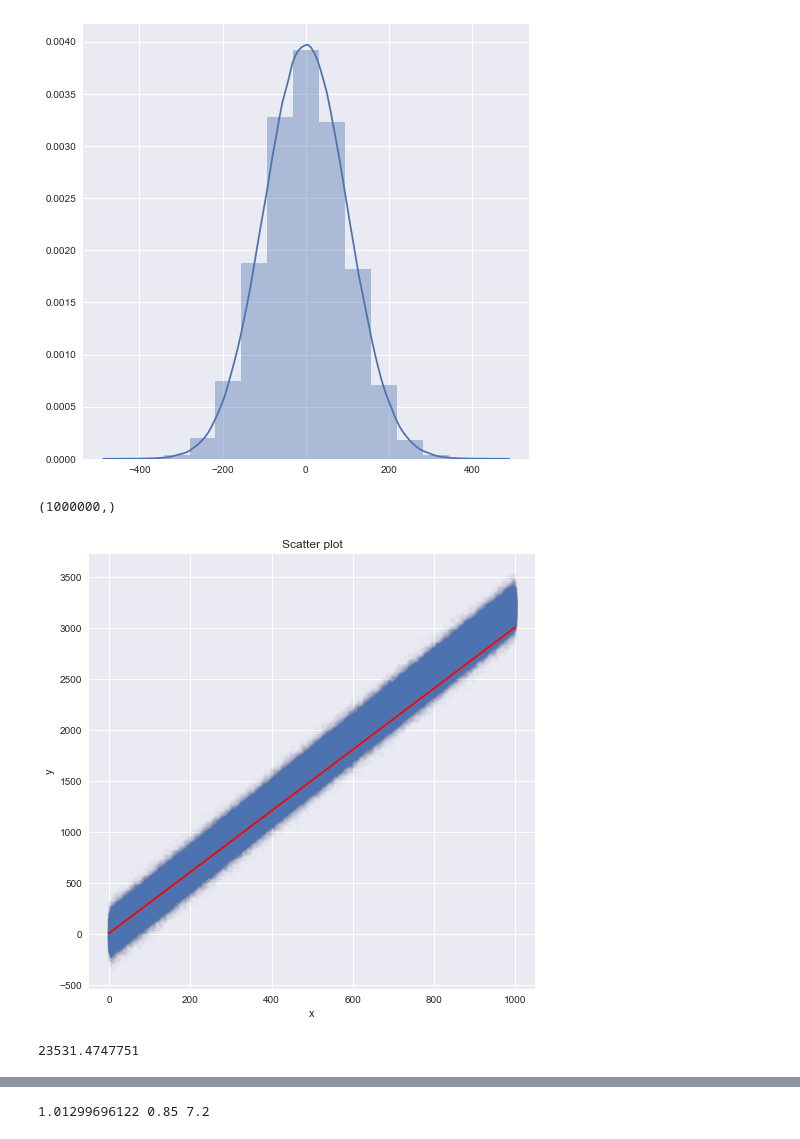
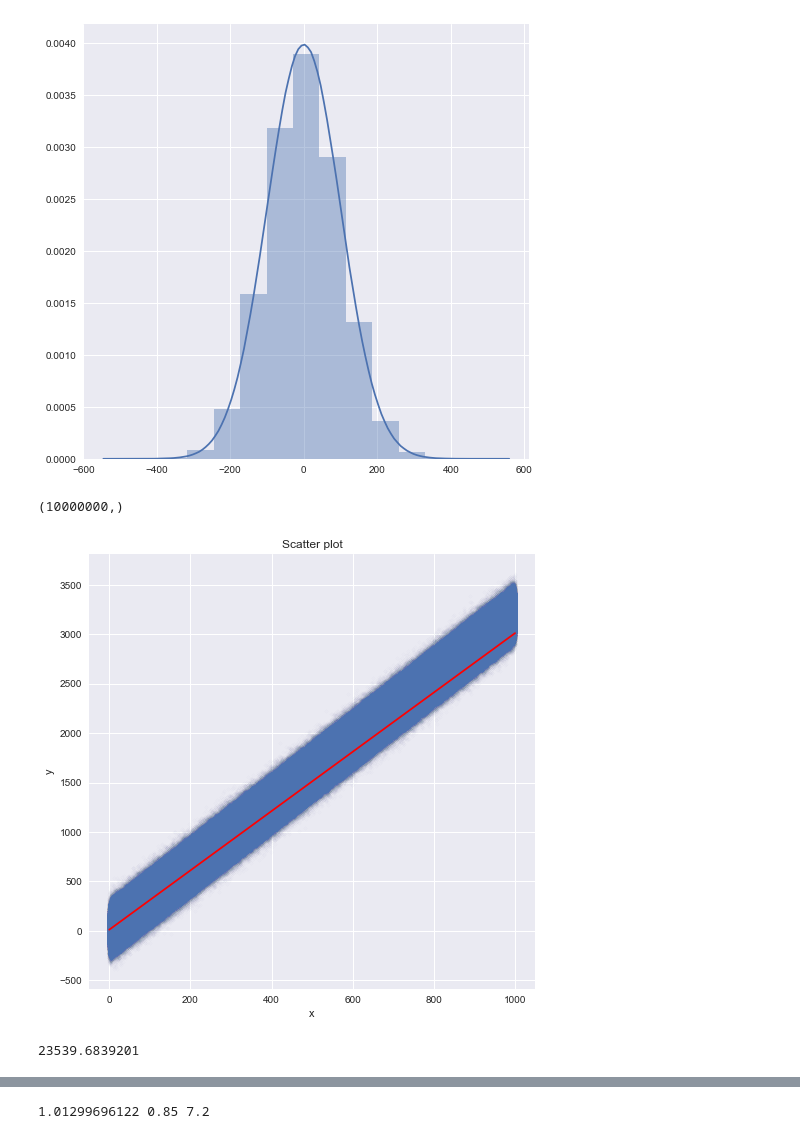
Before and after one commit to SpaceVoyager/a2pykids_class, a Jupyter notebook: machine_learning/jupyter_notebooks/linear_regression_sgd_solver.ipynb, the cells around one changed output, grey strips where cells are left out. Cells and saved outputs as stored; diff of their text form; code cells hidden in the pictures.

```diff
--- a/machine_learning/jupyter_notebooks/linear_regression_sgd_solver.ipynb
+++ b/machine_learning/jupyter_notebooks/linear_regression_sgd_solver.ipynb
@@ -7,7 +7,7 @@ import seaborn as sns
 mpl.rcParams['figure.figsize'] = (8,8)
 
 # Create data
-N = 1000000
+N = 10000000
 a = 3.2
 b = 12.0
 x = np.random.uniform(0,1000,N)
@@ -15,37 +15,37 @@ x = np.sort(x)
 noise = np.random.normal(0, 100, N)
 sns.distplot(noise, bins=15, kde=True)
 plt.show()
 
 y = a*x + b + noise
 
 print y.shape
 # Plot
 plt.scatter(x, y, alpha=0.01, marker='.')
 plt.title('Scatter plot')
 plt.xlabel('x')
 plt.ylabel('y')
 #ax = plt.gca()
 #ax.set_aspect('equal')
 
 guessed_a = 3
 guessed_b = 11
 
 guessed_y = guessed_a * x + guessed_b
 cool_y = np.log(x)
 plt.plot(x, guessed_y, color='r')
 plt.show()
 
 # mean squared error
 def cost_function(actual_y, model_y):
     return np.mean((actual_y - model_y)**2)
 
 
 print cost_function(y, guessed_y)
 # %% [output]
-[figure, old version]
+[figure, new version]
-(1000000,)
+(10000000,)
-[figure, old version]
+[figure, new version]
-23531.4747751
+23539.6839201
 # %%
 # use a stupid brute force exhaustive search algorithm to find best a and b
 possible_as = np.arange(0.5, 1.5, 0.01)
```
Also changed, not shown: parts of 2 cells of this notebook.
